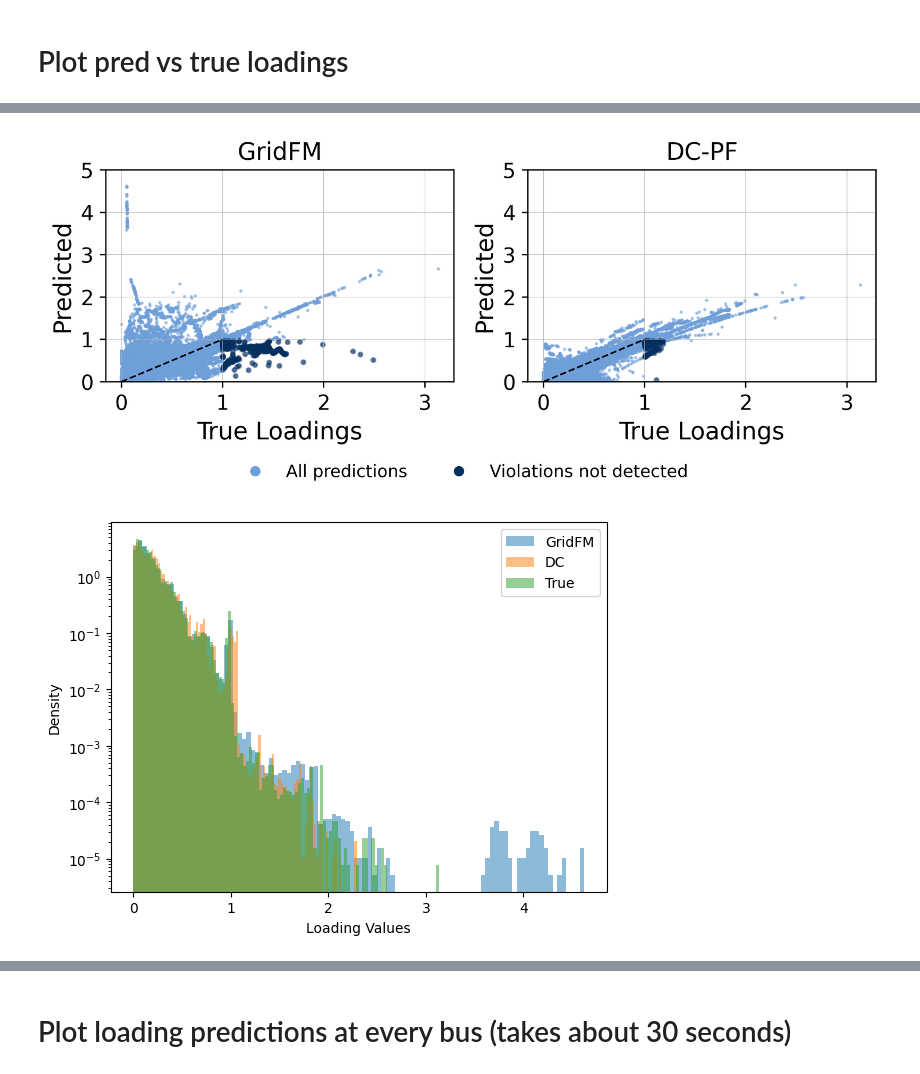
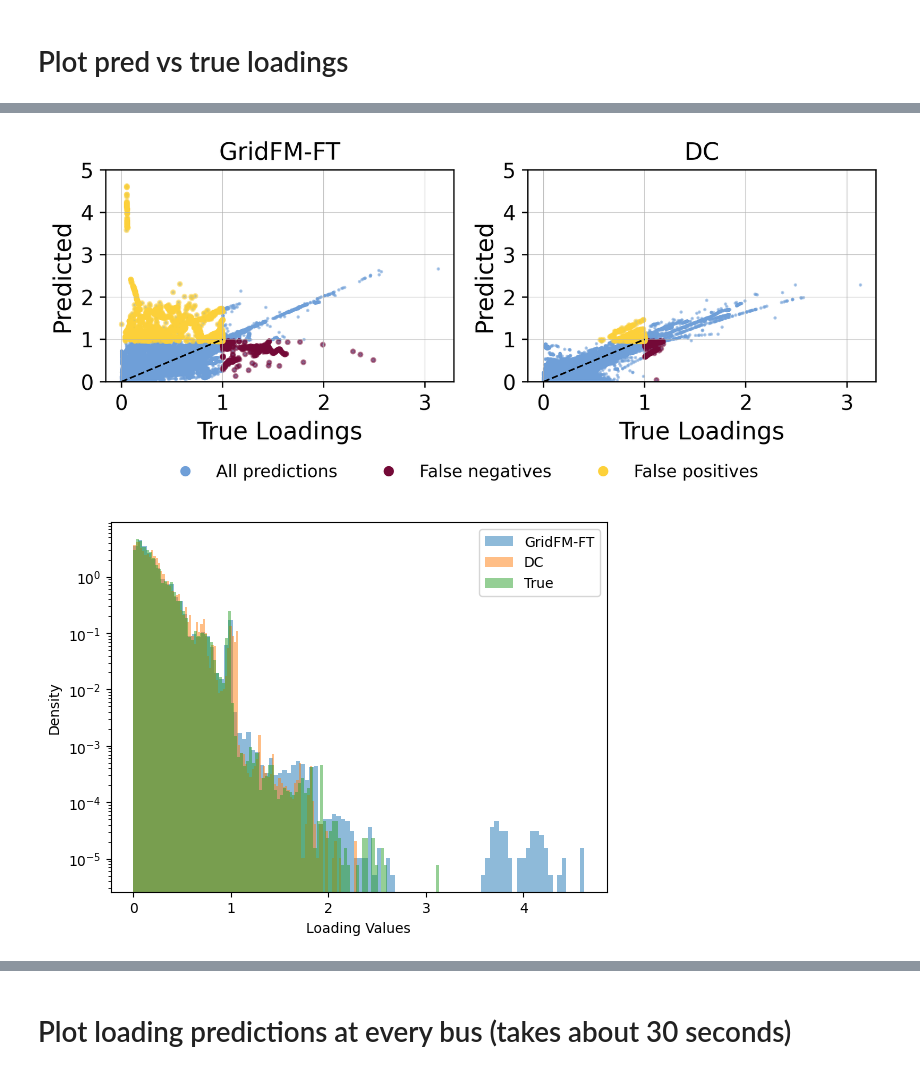
Before and after one commit to gridfm/gridfm-datakit, a Jupyter notebook: notebooks/post_processing.ipynb, the cells around one changed output, grey strips where cells are left out. Cells and saved outputs as stored; diff of their text form; code cells hidden in the pictures.

```diff
--- a/notebooks/post_processing.ipynb
+++ b/notebooks/post_processing.ipynb
@@ -345,6 +480,8 @@ import matplotlib.pyplot as plt
 
 # IBM colors
 ibm_blue = "#052F5F"
+ibm_prune = "#740937"
+
 light_ibm_blue = "#6F9FD8"
 ibm_orange = "#FF832B"
 ibm_yellow = "#FDD13A"
@@ -360,46 +497,54 @@ valid_mask = (removed_lines == False)
 fn_gfm_mask = (loadings > true_threshold) & (loadings_pred <= pred_threshold) & valid_mask
 fn_dc_mask = (loadings > true_threshold) & (loadings_dc <= pred_threshold) & valid_mask
 
+# false positives
+fp_gfm_mask = (loadings <= true_threshold) & (loadings_pred > pred_threshold) & valid_mask
+fp_dc_mask = (loadings <= true_threshold) & (loadings_dc > pred_threshold) & valid_mask
+
 # Create figure with shared x-axis
 fig, (ax1, ax2) = plt.subplots(1, 2, figsize=(7, 3), dpi=400, sharex=True)
 
 # --- GridFM subplot ---
 s1 = ax1.scatter(loadings[valid_mask], loadings_pred[valid_mask], s=1, alpha=0.5, color=light_ibm_blue, label="All predictions")
-s2 = ax1.scatter(loadings[fn_gfm_mask], loadings_pred[fn_gfm_mask], s=6, alpha=0.5, color=ibm_blue, label="FN GridFM")
+s2 = ax1.scatter(loadings[fn_gfm_mask], loadings_pred[fn_gfm_mask], s=6, alpha=0.5, color=ibm_prune, label="FN GridFM")
+s3 = ax1.scatter(loadings[fp_gfm_mask], loadings_pred[fp_gfm_mask], s=6, alpha=0.5, color=ibm_yellow, label="FP GridFM")
+
 ax1.plot([0, 1], [0, 1], 'k--', linewidth=1)
 ax1.set_xlabel("True Loadings", fontsize=14)
 ax1.set_ylabel("Predicted", fontsize=14)
-ax1.set_title("GridFM", fontsize=14)
+ax1.set_title("GridFM-FT", fontsize=14)
 ax1.grid(True, linewidth=0.3)
 ax1.set_ylim(0, 5)
 ax1.tick_params(axis='both', labelsize=12)
 
 # --- DC-PF subplot ---
 s3 = ax2.scatter(loadings[valid_mask], loadings_dc[valid_mask], s=1, alpha=0.5, color=light_ibm_blue)
-s4 = ax2.scatter(loadings[fn_dc_mask], loadings_dc[fn_dc_mask], s=6, alpha=0.5, color=ibm_blue, label="FN DC-PF")
+s4 = ax2.scatter(loadings[fn_dc_mask], loadings_dc[fn_dc_mask], s=6, alpha=0.5, color=ibm_prune, label="FN DC-PF")
+s5 = ax2.scatter(loadings[fp_dc_mask], loadings_dc[fp_dc_mask], s=6, alpha=0.5, color=ibm_yellow, label="FP DC-PF")
 ax2.plot([0, 1], [0, 1], 'k--', linewidth=1)
 ax2.set_xlabel("True Loadings", fontsize=14)
 ax2.set_ylabel("Predicted", fontsize=14)
-ax2.set_title("DC-PF", fontsize=14)
+ax2.set_title("DC", fontsize=14)
 ax2.grid(True, linewidth=0.3)
 ax2.set_ylim(0, 5)
 ax2.tick_params(axis='both', labelsize=12)
 
 # Combine legends
 handles = [
     plt.Line2D([], [], linestyle='none', marker='o', color=light_ibm_blue, label='All predictions', markersize=5),
-    plt.Line2D([], [], linestyle='none', marker='o', color=ibm_blue, label='Violations not detected', markersize=5)
+    plt.Line2D([], [], linestyle='none', marker='o', color=ibm_prune, label='False negatives', markersize=5),
+    plt.Line2D([], [], linestyle='none', marker='o', color=ibm_yellow, label='False positives', markersize=5)
 ]
-fig.legend(handles=handles, loc='lower center', ncol=2, fontsize=10, frameon=False)
+fig.legend(handles=handles, loc='lower center', ncol=3, fontsize=10, frameon=False)
 
 plt.tight_layout(rect=[0, 0.08, 1, 1])
-plt.savefig("scatter_loading_combined_shared_legend.png")
+plt.savefig("loadings_FT.png")
 plt.show()
 # %% [output]
-[figure, old version]
+[figure, new version]
 # %%
 # Histograms of loadings
-plt.hist(loadings_pred[removed_lines==False], alpha=0.5, label="GridFM", density=True, bins=100)
+plt.hist(loadings_pred[removed_lines==False], alpha=0.5, label="GridFM-FT", density=True, bins=100)
 plt.hist(loadings_dc[removed_lines==False], alpha=0.5, label="DC", density=True, bins=100)
 plt.hist(loadings[removed_lines==False], alpha=0.5, label="True", density=True, bins=100)
 
@@ -410,7 +555,7 @@ plt.yscale("log")
 plt.legend()
 plt.show()
 # %% [output]
-[figure, old version]
+[figure, new version]
 # %%
 # create df from loadings
 loadings_df = pd.DataFrame(loadings)
```
Also changed, not shown: parts of 34 cells of this notebook, 1 other file.
